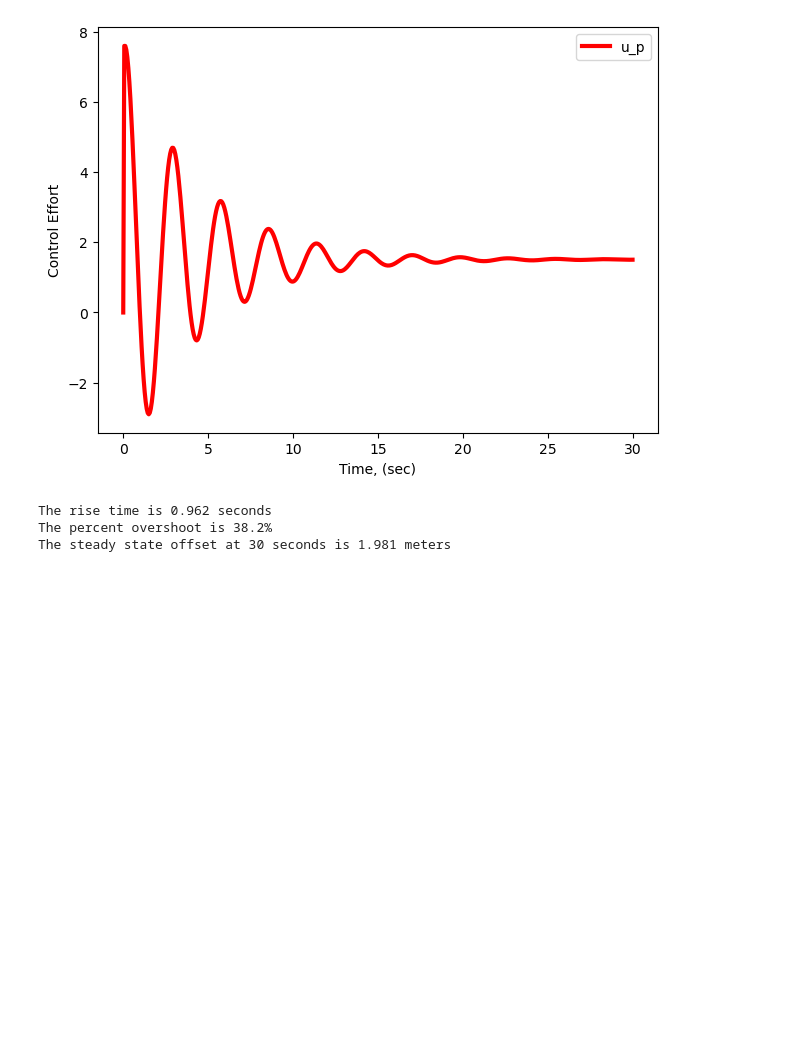
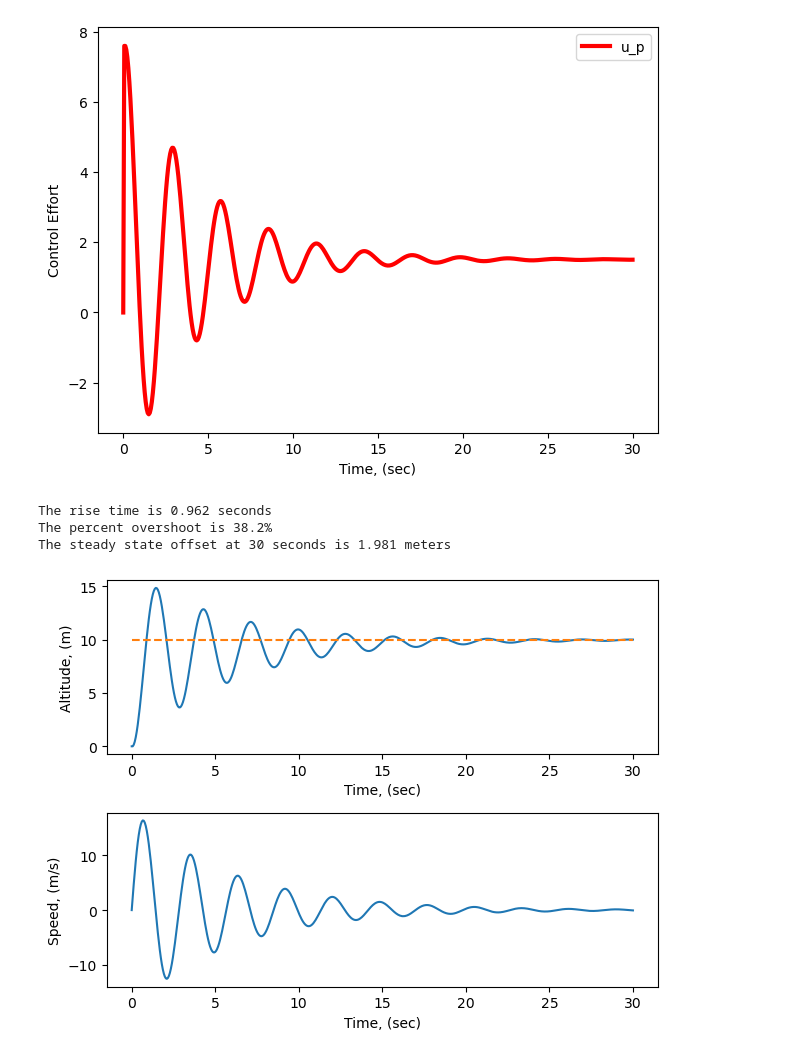
Before and after one commit to yacin-hamdi/robotics_software_engineering, a Jupyter notebook: controls/pid.ipynb, the cells around one changed output. Saved outputs shown, nothing was run; the diff lists cells and outputs as text; code cells hidden in the pictures; blank space fills up the shorter version.

Commit message:
create a pi controller

```diff
--- a/controls/pid.ipynb
+++ b/controls/pid.ipynb
@@ -174,3 +173,90 @@ print ("The steady state offset at 30 seconds is {0:.3f} meters".format(abs(soln
 The rise time is 0.962 seconds
 The percent overshoot is 38.2%
 The steady state offset at 30 seconds is 1.981 meters
+# %%
+import numpy as np
+import matplotlib.pyplot as plt
+from pi_controller import PI_Controller
+from quad1d_pi import ydot
+
+kp = 0.76
+ki = 0.09
+# Simulation parameters
+N = 500 # number of simulation points
+t0 = 0  # starting time, (sec)
+tf = 30 # end time, (sec)
+time = np.linspace(t0, tf, N)
+dt = time[1] - time[0] # delta t, (sec)
+# %%
+##################################################################################
+# Core simulation code
+# Inital conditions (i.e., initial state vector)
+y = [0, 0]
+   #y[0] = initial altitude, (m)
+   #y[1] = initial speed, (m/s)
+
+# Initialize array to store values
+soln = np.zeros((len(time),len(y)))
+
+# Create instance of PI_Controller class
+pi = PI_Controller()
+
+# Set the Kp value of the controller
+pi.setKP(kp)
+
+# Set the Ki value of the controller
+pi.setKI(ki)
+
+# Set altitude target
+r = 10 # meters
+pi.setTarget(r)
+
+# Simulate quadrotor motion
+j = 0 # dummy counter
+for t in time:
+    # Evaluate state at next time point
+    y = ydot(y,t,pi)
+    # Store results
+    soln[j,:] = y
+    j += 1
+
+##################################################################################
+# Plot results
+SP = np.ones_like(time)*r # altitude set point
+fig = plt.figure()
+ax1 = fig.add_subplot(211)
+ax1.plot(time, soln[:,0],time,SP,'--')
+ax1.set_xlabel('Time, (sec)')
+ax1.set_ylabel('Altitude, (m)')
+
+ax2 = fig.add_subplot(212)
+ax2.plot(time, soln[:,1])
+ax2.set_xlabel('Time, (sec)')
+ax2.set_ylabel('Speed, (m/s)')
+plt.tight_layout()
+plt.show()
+
+fig2 = plt.figure()
+ax3 = fig2.add_subplot(111)
+ax3.plot(time, pi.u_p, label='u_p', linewidth=3, color = 'red')
+ax3.plot(time, pi.u_i, label='u_i', linewidth=3, color = 'blue')
+ax3.set_xlabel('Time, (sec)')
+ax3.set_ylabel('Control Effort')
+h, l = ax3.get_legend_handles_labels()
+ax3.legend(h, l)
+plt.tight_layout()
+plt.show()
+##################
+y0 = soln[:,0] #altitude
+rise_time_index =  np.argmax(y0>r)
+RT = time[rise_time_index]
+print("The rise time is {0:.3f} seconds".format(RT))
+
+OS = (np.max(y0) - r)/r*100
+if OS < 0:
+    OS = 0
+print("The percent overshoot is {0:.1f}%".format(OS))
+
+print ("The steady state offset at 30 seconds is {0:.3f} meters".format(abs(soln[-1,0]-r)))
+# %% [output]
+[figure, added]
```
Also changed, not shown: parts of 2 cells of this notebook, 2 other files.
